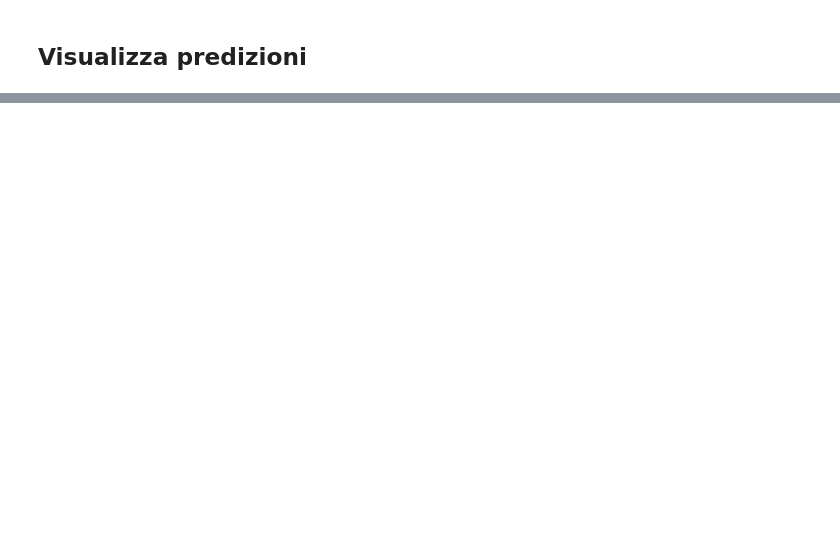
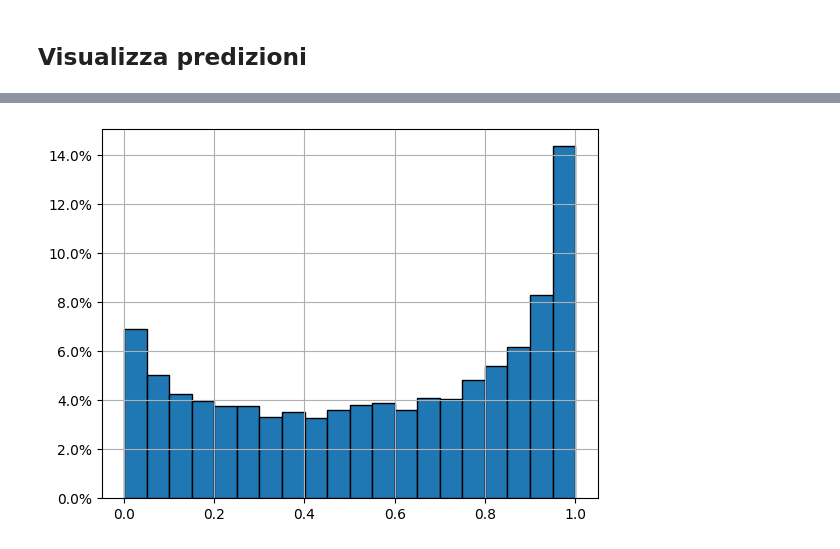
Before and after one commit to Nemenick/primoprogetto, a Jupyter notebook: Codici/MCdrop.ipynb, the cells around one changed output, grey strips where cells are left out. Cells and saved outputs as stored; diff of their text form; code cells hidden in the pictures; blank space fills up the shorter version.

```diff
--- a/Codici/MCdrop.ipynb
+++ b/Codici/MCdrop.ipynb
@@ -106,0 +290,6 @@ datapd_und1
+# %%
+mea = pred_new.mean(axis =1)
+ax = mea.hist(bins=20, edgecolor="black", weights=np.ones(len(mea)) / len(mea))
+ax.yaxis.set_major_formatter(PercentFormatter(1))
+# %% [output]
+[figure, added]
```
Also changed, not shown: parts of 17 cells of this notebook, 30 other files.
